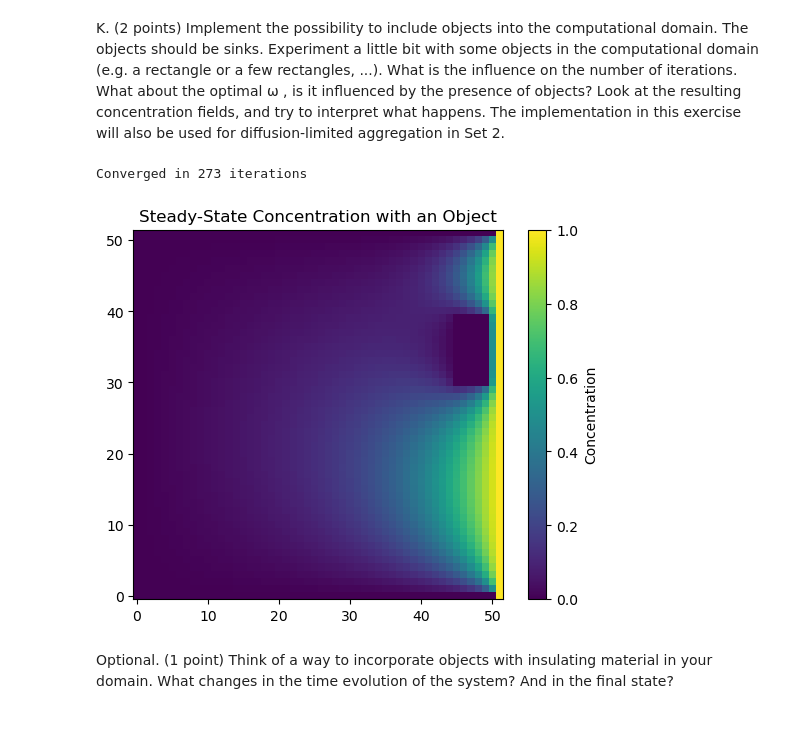
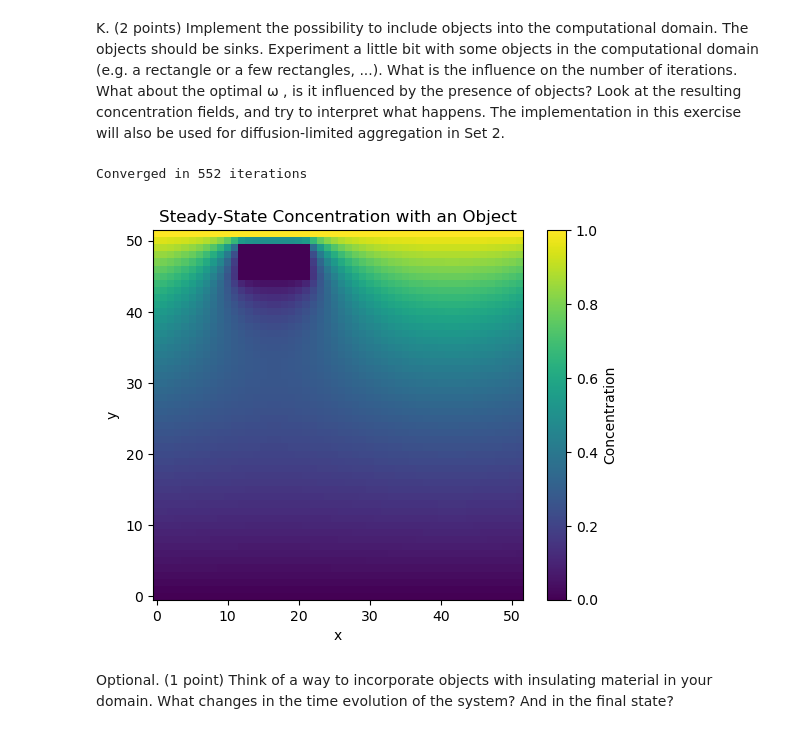
Before and after one commit to jonas4climate/modelling-natural-processes, a Jupyter notebook: Set1_incomplete.ipynb, the cells around one changed output. Drawn from its saved outputs; the diff is of its cells as text; code cells hidden in the pictures.

```diff
--- a/Set1_incomplete.ipynb
+++ b/Set1_incomplete.ipynb
@@ -369,13 +368,17 @@ def animate_diffusion(c, title, file_title, L, T, total_frames=100, save=False):
 c = np.zeros((Nx, Nx, Nt+1))
 c[:, -1, :] = 1
 
+epsilon = 1e-6
 timestep_equillibrium = 0
 for i in range(Nt):
     c[:,:,i+1] = diffusion_step(c[:,:,i], dt, dx)
-    if has_converged(c[:,:,i], c[:,:,i+1]):
+    if has_converged(c[:,:,i], c[:,:,i+1], epsilon=epsilon):
         timestep_equillibrium = i
-        print(f'Converged after {i} time steps')
+        print(f'Converged after {i} time steps at time {i*dt:.2f}s.')
         break
 
-anim = animate_diffusion(c[:,:,:i], f'2D Diffusion simulation until equillibrium', f'2d_diffusion_simulation', L=L, T=T*i/Nt, total_frames=80, save=True)
+if timestep_equillibrium == 0:
+    print('No convergence reached.')
+
+anim = animate_diffusion(c[:,:,:i], f'2D Diffusion simulation until equillibrium', f'2d_diffusion_until_equillibrium', L=L, T=i*dt, total_frames=80, save=True)
 # %% [output]
@@ -684,37 +693,45 @@ objects = np.zeros((Nx+1, Nx+1), dtype=int)
 objects[3*Nx//5:4*Nx//5, 9*Nx//10:Nx] = 1  # Representing the object as a rectangle
 
 def update(c, objects):
     c_new = c.copy()
     for i in range(1, Nx+1):
         for j in range(1, Nx+1):
             if objects[i, j] == 0:  # Check if the point is not part of an object
                 c_new[i, j] = (1 - omega) * c[i, j] + (omega / 4) * (
                     c[i+1, j] + c_new[i-1, j] + c[i, j+1] + c_new[i, j-1]
                 )
             else:
                 c_new[i, j] = 0  # Set concentration to zero if it's part of an object
+
+    # Apply boundary conditions
+    c_new[0, :] = c_new[-2, :]
+    c_new[-1, :] = c_new[1, :]
+
     return c_new
 
 # Iteration
 for iteration in tqdm(range(max_iterations), desc='Simulating SOR with sink', unit='iteration'):
     c_new = update(c, objects)
     # Check for convergence
     delta = np.max(np.abs(c_new - c))
     if delta < epsilon:
         print(f"Converged in {iteration+1} iterations")
         break
     c = c_new
 else:
     print("Maximum iterations reached without convergence")
 
 # Plotting
-plt.imshow(c, interpolation='nearest', origin='lower')
+plt.imshow(np.rot90(c, 3), interpolation='nearest', origin='lower')
 plt.colorbar(label='Concentration')
 plt.title('Steady-State Concentration with an Object')
-plt.savefig("media/simple-object.jpg")
+plt.xlabel('x')
+plt.ylabel('y')
+plt.savefig("media/simple_object.jpg")
+plt.show()
 # %% [output]
-Converged in 273 iterations
+Converged in 552 iterations
-[figure, old version]
+[figure, new version]
 # %% [markdown]
 Optional. (1 point) Think of a way to incorporate objects with insulating material in your domain. What changes in the time evolution of the system? And in the ﬁnal state?
 # %%
```
Also changed, not shown: parts of 11 cells of this notebook, 7 other files.
